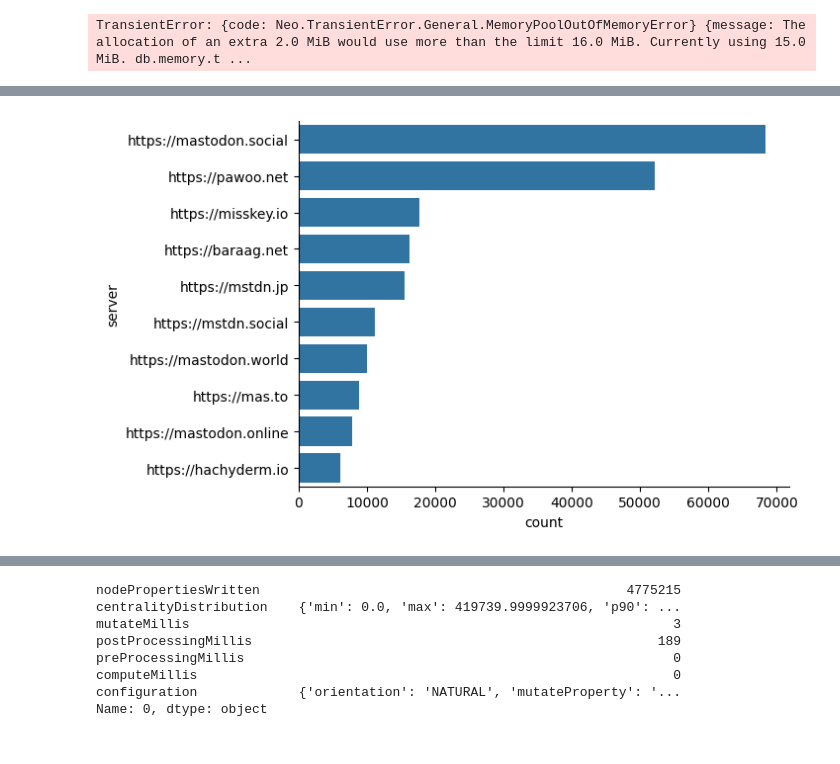
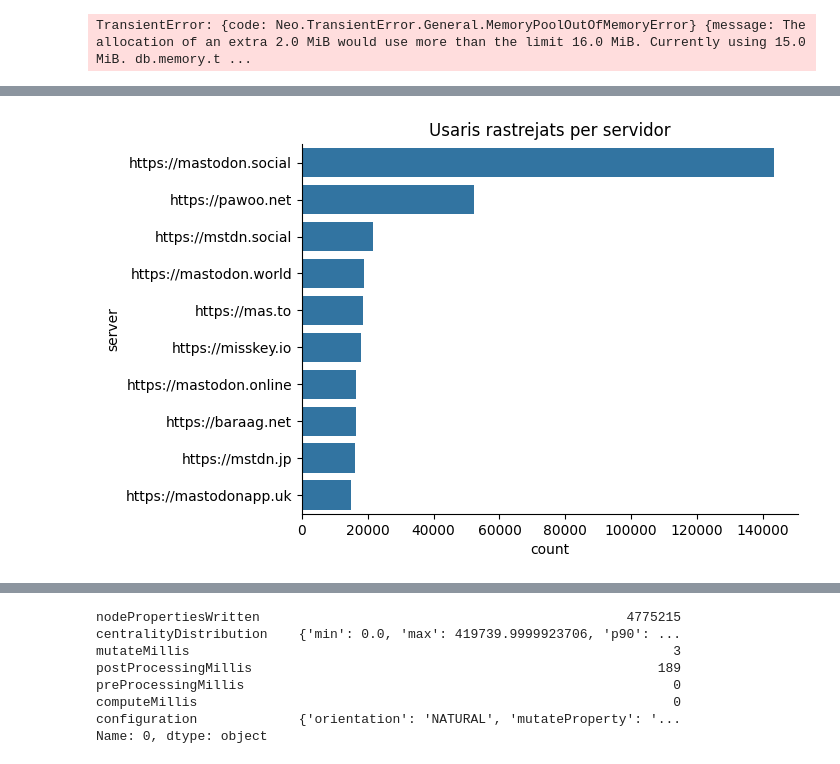
Before and after one commit to pecuchetian/tfg, a Jupyter notebook: GraphQueries.ipynb, the cells around one changed output, grey strips where cells are left out. Cells and saved outputs as stored; diff of their text form; code cells hidden in the pictures.

```diff
--- a/GraphQueries.ipynb
+++ b/GraphQueries.ipynb
@@ -62,0 +64,7 @@ def query_db(query):
+# %%
+records = query_db("""MATCH (v:User) -[]->(s:Server)
+                                                    RETURN s.url as server, count(v) AS count
+                                                    ORDER BY count(v) DESC
+                                                    LIMIT 10""")
+
+{record['server']:record['count'] for record in records}
@@ -63,13 +82,17 @@ def query_db(query):
 # %%
 import pandas as pd
 import seaborn as sns
+from matplotlib import pyplot as plt
 df = pd.DataFrame([(record['server'],record['count']) for record in records])
 df.columns = ['server', 'count']
 
 sns.barplot(data=df, y= 'server', x='count')
 sns.despine()
+plt.title('Usaris rastrejats per servidor')
+plt.savefig('figs/nodes_scraped_per_server.png')
+plt.show()
 # %% [output]
-[figure, old version]
+[figure, new version]
 # %%
 unreachable = query_db("""match (u:User)-[:SCRAPED_ON {usr_status:'NOT REACHABLE'}]->() return count(u) as count
 """)
```
Also changed, not shown: parts of 45 cells of this notebook, 11 other files.
